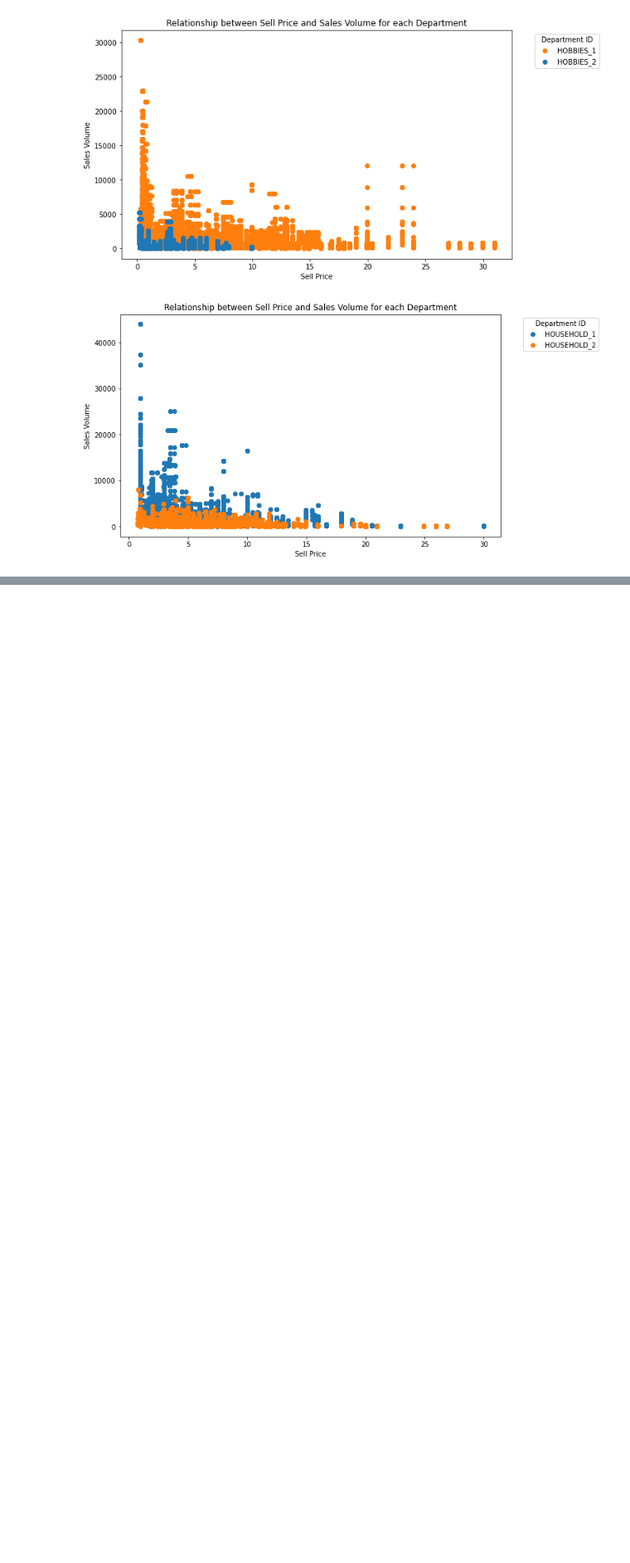
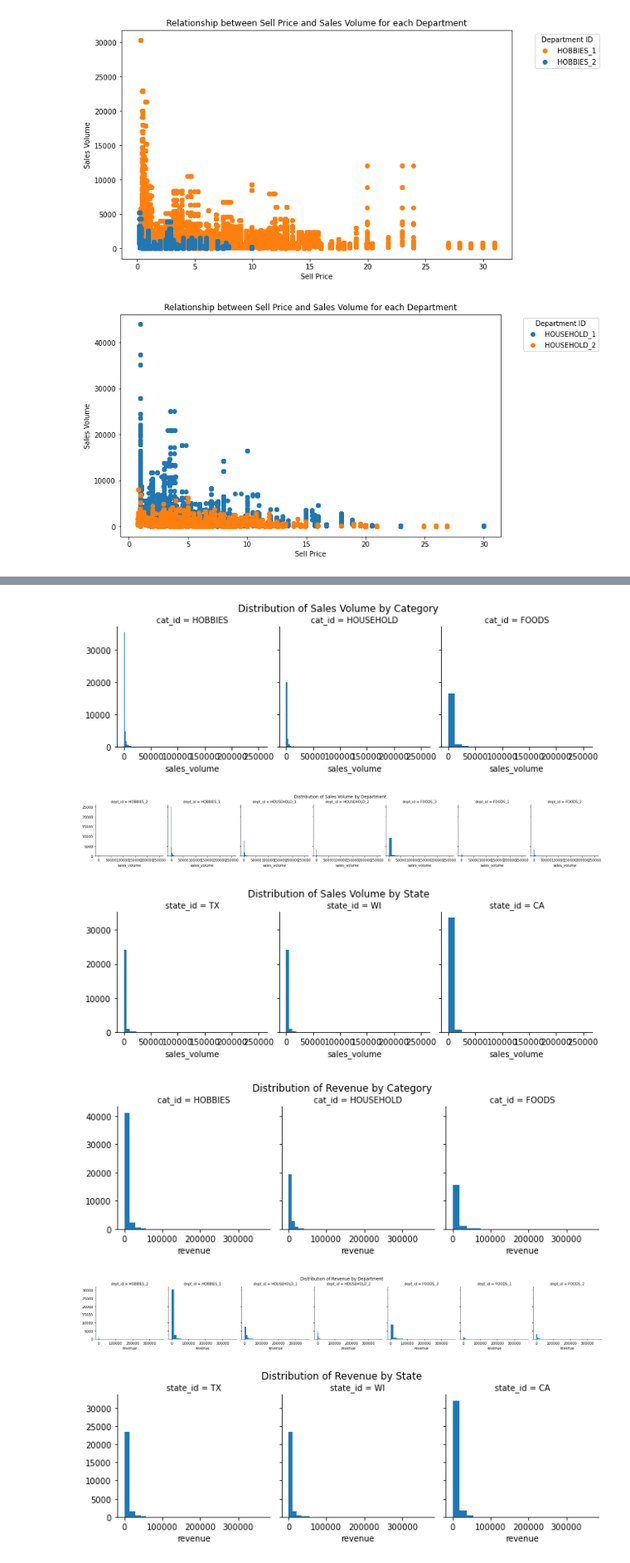
Before and after one commit to janiceivana/DS_05, a Jupyter notebook: R converted Data Analysis.ipynb, the cells around one changed output, grey strips where cells are left out. Shown: that part at 83% size. Cells and saved outputs as stored; diff of their text form; code cells hidden in the pictures; blank space fills up the shorter version.

```diff
--- a/R converted Data Analysis.ipynb
+++ b/R converted Data Analysis.ipynb
@@ -389,44 +424,53 @@ import seaborn as sns
 # Distribution of Sales Volume by Category
 g = sns.FacetGrid(my_data, col="cat_id")
 g.map(plt.hist, "sales_volume", bins=20)
-g.fig.suptitle("Distribution of Sales Volume by Category")
+g.fig.suptitle("Distribution of Sales Volume by Category", y=1.02)
 
 # Distribution of Sales Volume by Department
 g = sns.FacetGrid(my_data, col="dept_id")
 g.map(plt.hist, "sales_volume", bins=20)
-g.fig.suptitle("Distribution of Sales Volume by Department")
+g.fig.suptitle("Distribution of Sales Volume by Department", y=1.02)
 
 # Distribution of Sales Volume by State
 g = sns.FacetGrid(my_data, col="state_id")
 g.map(plt.hist, "sales_volume", bins=20)
-g.fig.suptitle("Distribution of Sales Volume by State")
+g.fig.suptitle("Distribution of Sales Volume by State", y=1.02)
 
 # Distribution of Revenue by Category
 g = sns.FacetGrid(my_data, col="cat_id")
 g.map(plt.hist, "revenue", bins=20)
-g.fig.suptitle("Distribution of Revenue by Category")
+g.fig.suptitle("Distribution of Revenue by Category", y=1.02)
 
 # Distribution of Revenue by Department
 g = sns.FacetGrid(my_data, col="dept_id")
 g.map(plt.hist, "revenue", bins=20)
-g.fig.suptitle("Distribution of Revenue by Department")
+g.fig.suptitle("Distribution of Revenue by Department", y=1.02)
 
 # Distribution of Revenue by State
 g = sns.FacetGrid(my_data, col="state_id")
 g.map(plt.hist, "revenue", bins=20)
-g.fig.suptitle("Distribution of Revenue by State")
+g.fig.suptitle("Distribution of Revenue by State", y=1.02)
 
 # Distribution of Price by Category
 g = sns.FacetGrid(my_data, col="cat_id")
 g.map(plt.hist, "sell_price", bins=20)
-g.fig.suptitle("Distribution of Price by Category")
+g.fig.suptitle("Distribution of Price by Category", y=1.02)
 
 # Distribution of Price by Department
 g = sns.FacetGrid(my_data, col="dept_id")
 g.map(plt.hist, "sell_price", bins=20)
-g.fig.suptitle("Distribution of Price by Department")
+g.fig.suptitle("Distribution of Price by Department", y=1.02)
 
 # Distribution of Price by State
 g = sns.FacetGrid(my_data, col="state_id")
 g.map(plt.hist, "sell_price", bins=20)
-g.fig.suptitle("Distribution of Price by State")
+g.fig.suptitle("Distribution of Price by State", y=1.02)
+
+plt.show()
+# %% [output]
+[figure, added]
+[figure, added]
+[figure, added]
+[figure, added]
+[figure, added]
+[figure, added]
```
Also changed, not shown: parts of 7 cells of this notebook.
